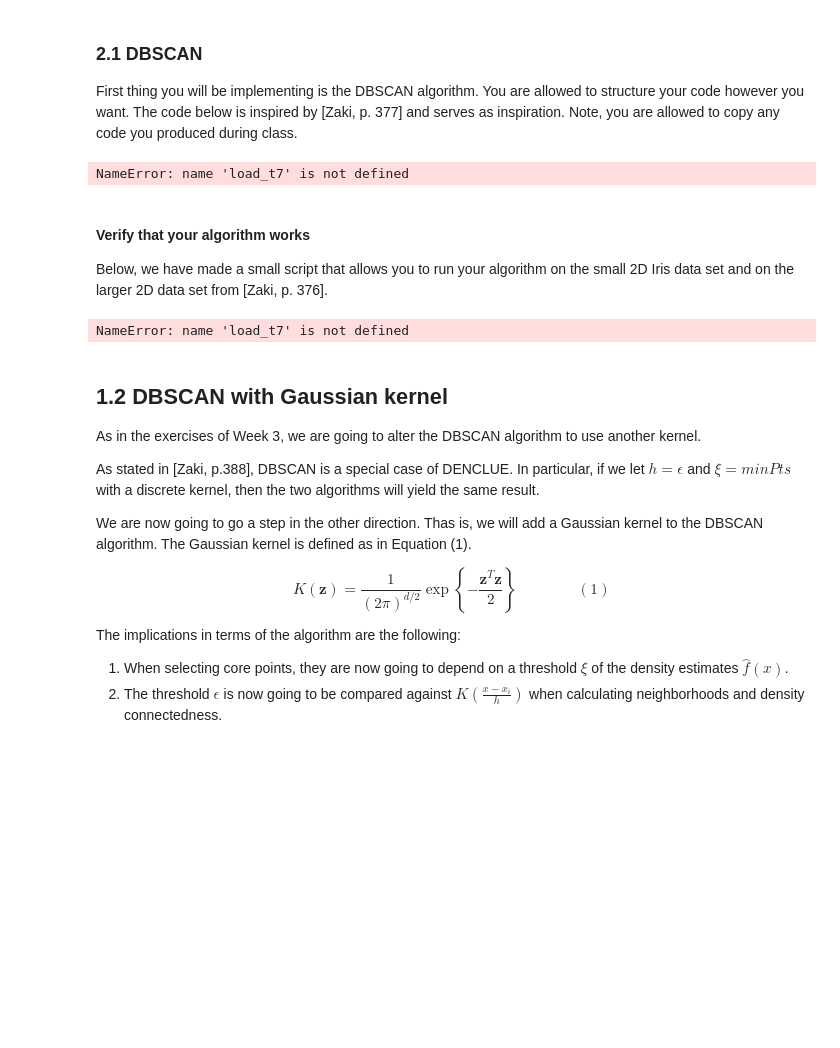
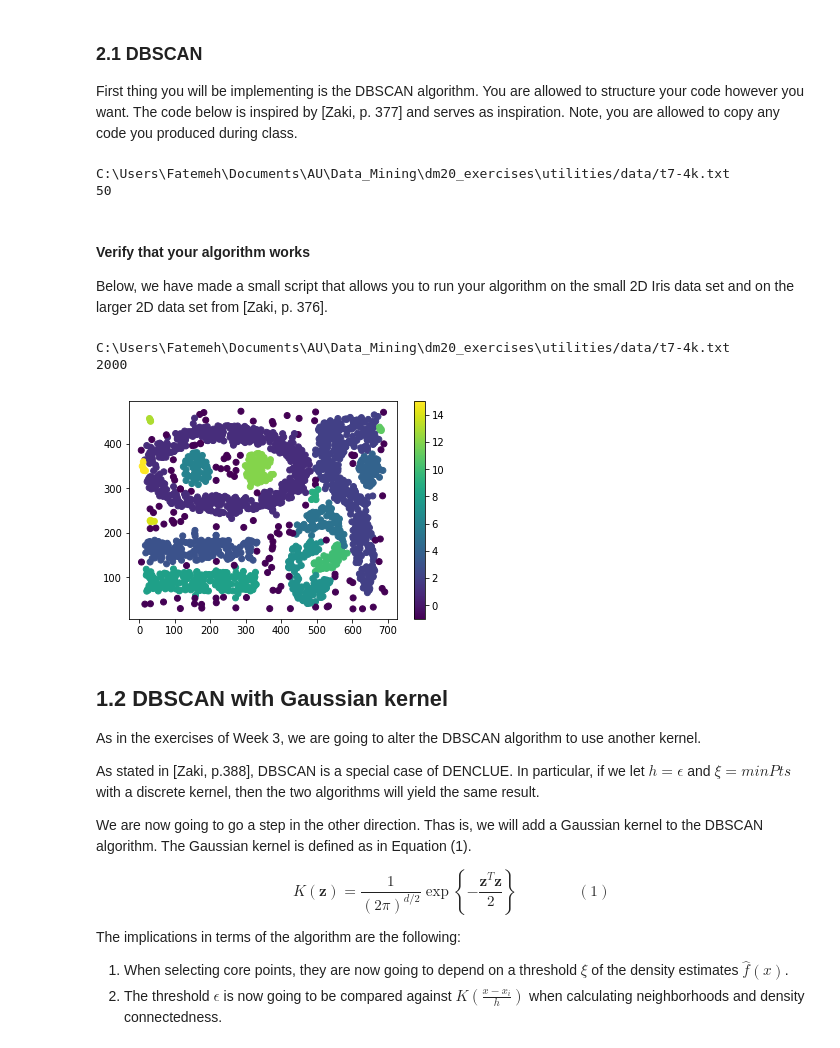
Before and after one commit to fatemehzardbani/DataMining, a Jupyter notebook: handins/HandIn-1.ipynb, the cells around one changed output. Saved outputs shown, nothing was run; the diff lists cells and outputs as text; code cells hidden in the pictures; blank space fills up the shorter version.

```diff
--- a/handins/HandIn-1.ipynb
+++ b/handins/HandIn-1.ipynb
@@ -49,24 +46,28 @@ def L2_norm(x, y):
     return np.sqrt(np.sum((x-y)**2))
 
 def densityConnected(x, k, X, clusters, core): # You might need more parameters here.
+#     print('in dc 1')
     for cluster in clusters:
         if x in cluster:
             return
 
     clusters[-1] += [x]
     for neighbor in core[x]:
+        # Connect (potentially recursively)
+#         print()
+#         print('in dc', clusters)
+#         print()
+#         clusters[-1] += [neighbor]
         densityConnected(neighbor, k, X, clusters, core)
 
 
 def neighborhood(x, X, eps):
     neighbors = []
+    for i in range(len(X)):
 
-    for i in range(len(X)):
         if L2_norm(x, X[i]) <= eps:
             neighbors += [i]
-
     return neighbors
-
 
 def dbscan(X, eps, minpts, dist_fn=L2_norm):
     """
@@ -84,27 +85,28 @@ def dbscan(X, eps, minpts, dist_fn=L2_norm):
 
     # TODO, code here.
     N = len(X)
-
+    print(N)
     core = [[] for _ in range(N)]
-
     for i in range(len(X)):
         n = neighborhood(X[i], X, eps)
-
+#         print(n)
         if len(n) >= minpts:
             core[i] = n
-
+#     print(core)
     k = 0
     fake_clusters = []
-
     for i in range(len(core)):
         if len(core[i]) > 0:
             fake_clusters += [[]]
+#             print(fake_clusters)
             densityConnected(i, k, X ,fake_clusters, core)
+            # Assign unassigned cores to clusters
+            # using densityConnect
 
+#     k = len(fake_clusters)
+#     print(fake_clusters)
     clusters = [-1 for o in range(N)]
-
     k = 1
-
     for i in range(len(fake_clusters)):
         # Build cluster indicator vector
         for point in fake_clusters[i]:
@@ -116,6 +118,7 @@ def dbscan(X, eps, minpts, dist_fn=L2_norm):
 
     return clusters
 
+# clustering = dbscan(X, 5, 1)
 X, _ = load_t7()
 n, _ = X.shape
 np.random.seed(0)
@@ -123,30 +126,33 @@ X = X[np.random.permutation(n)]
 X = X[:50]
 clustering = dbscan(X, 15, 2)
 # %% [output]
-NameError: name 'load_t7' is not defined
+C:\Users\Fatemeh\Documents\AU\Data_Mining\dm20_exercises\utilities/data/t7-4k.txt
+50
 # %% [markdown]
 #### Verify that your algorithm works
 Below, we have made a small script that allows you to run your algorithm on the small 2D Iris data set and on the larger 2D data set from [Zaki, p. 376].
 # %%
 # Test clustering on iris_PC dataset
 slow = True
 if slow:
     X, _ = load_t7()
     n, _ = X.shape
     np.random.seed(0)
     X = X[np.random.permutation(n)]
     X = X[:2000]
-    clustering = dbscan(X, 15, 3)
+    clustering = dbscan(X, 15, 4)
 else:
     X, _ = load_iris_PC()
     clustering = dbscan(X, 0.4, 5)
 
 fig, ax = plt.subplots(1, 1)
 sc = ax.scatter(*(X.T), c= clustering)
 plt.colorbar(sc)
 plt.show()
 # %% [output]
-NameError: name 'load_t7' is not defined
+C:\Users\Fatemeh\Documents\AU\Data_Mining\dm20_exercises\utilities/data/t7-4k.txt
+2000
+[figure, added]
 # %% [markdown]
 ## 1.2 DBSCAN with Gaussian kernel
 As in the exercises of Week 3, we are going to alter the DBSCAN algorithm to use another kernel.
```
Also changed, not shown: parts of 13 cells of this notebook, 23 other files.
